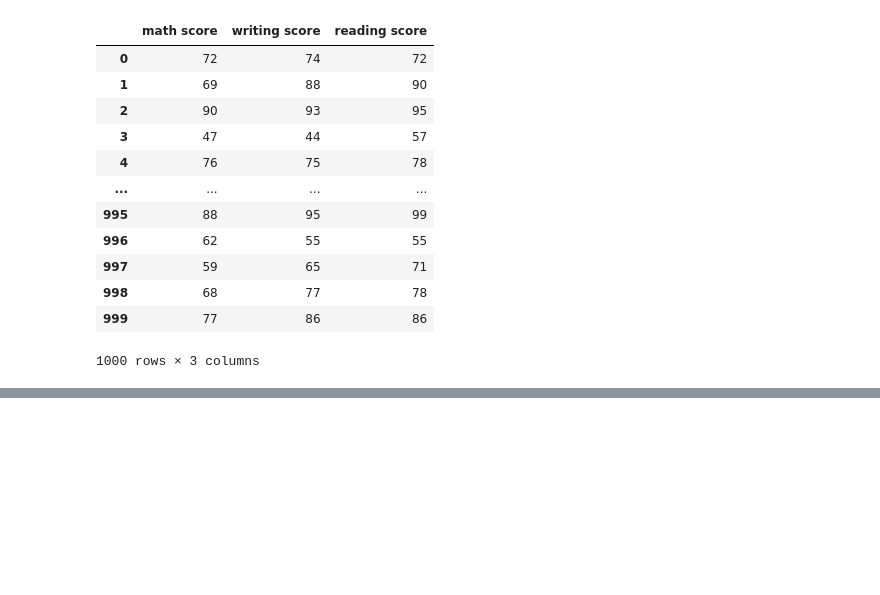
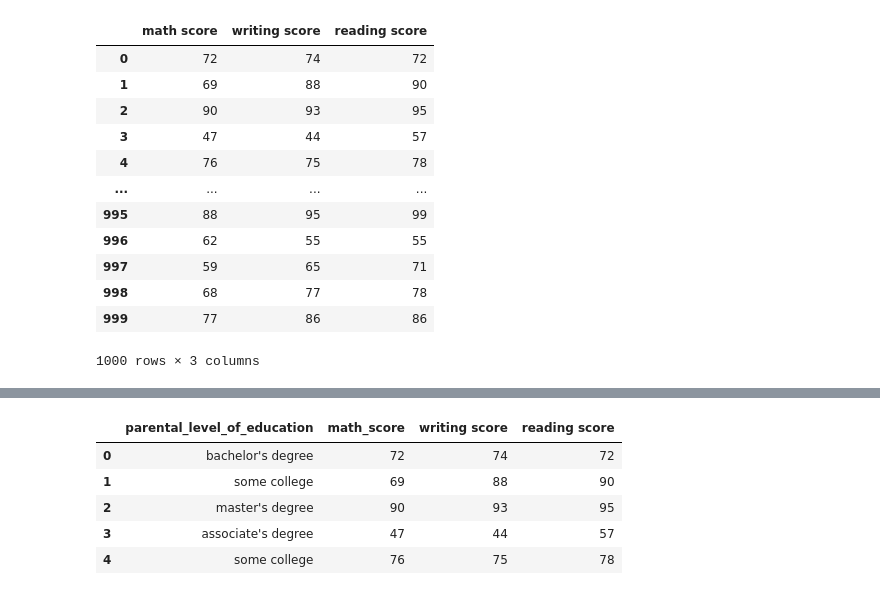
Before and after one commit to AARodgers/pandas_practice, a Jupyter notebook: Pandas_Basics.ipynb, the cells around one changed output, grey strips where cells are left out. Drawn from its saved outputs; the diff is of its cells as text; code cells hidden in the pictures; blank space fills up the shorter version.

```diff
--- a/Pandas_Basics.ipynb
+++ b/Pandas_Basics.ipynb
@@ -256,0 +257,10 @@ parent_education_df
+# %%
+# Get the first five rows
+parent_education_df.head(5)
+# %% [output]
+|  | parental_level_of_education | math_score | writing score | reading score |
+| 0 | bachelor's degree | 72 | 74 | 72 |
+| 1 | some college | 69 | 88 | 90 |
+| 2 | master's degree | 90 | 93 | 95 |
+| 3 | associate's degree | 47 | 44 | 57 |
+| 4 | some college | 76 | 75 | 78 |
```
Also changed, not shown: parts of 14 cells of this notebook, 1 other file.
